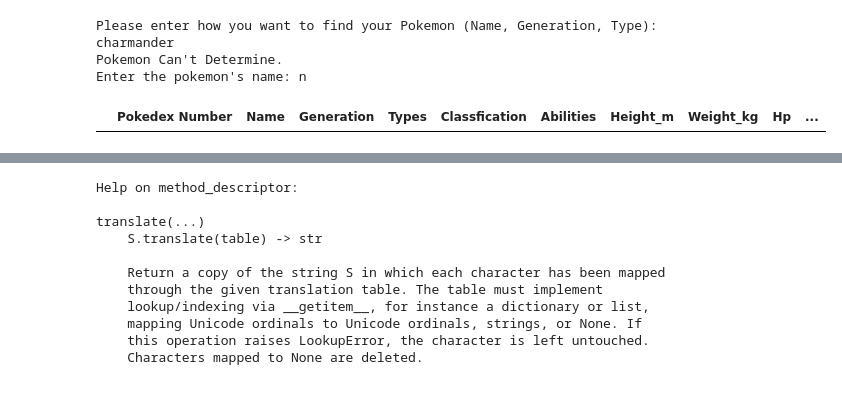
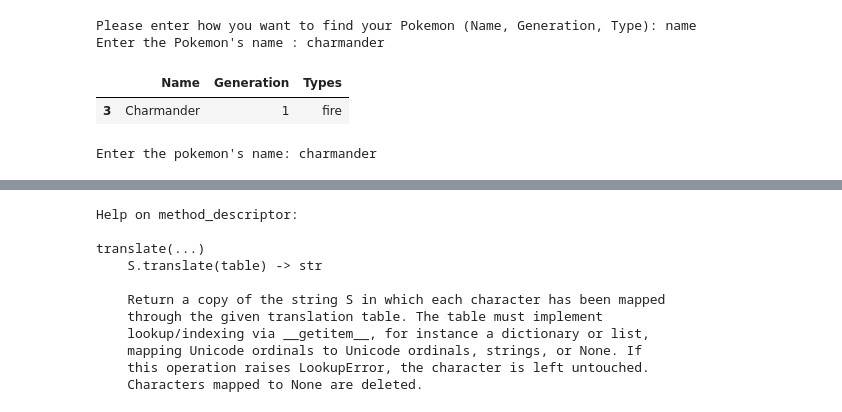
Before and after one commit to hamarrer-su/PokeDex, a Jupyter notebook: PokeDex.ipynb, the cells around one changed output, grey strips where cells are left out. Cells and saved outputs as stored; diff of their text form; code cells hidden in the pictures.

```diff
--- a/PokeDex.ipynb
+++ b/PokeDex.ipynb
@@ -145,2 +155,17 @@ Enter Type: FIRE
 |  | Pokedex Number | Name | Generation | Types | Classfication | Abilities | Height_m | Weight_kg | Hp | ... |
 | 3 | 4 | Charmander | 1 | fire | Lizard Pokémon | ['Blaze', 'Solar Power'] | 0.6 | 8.5 | 39 | ... |
+# %%
+st = input('Please enter how you want to find your Pokemon (Name, Generation, Type): ').title()
+
+if st == 'Name':
+    nam = input("Enter the Pokemon's name : ").title()
+    display(pokemons[pokemons['Name'] == nam])
+elif st == 'Generation':
+    gen = float(input('Enter Generation: '))
+    print('Here is all the Pokemon is this Generation')
+    display(pokemons[pokemons['Generation'] == gen])
+elif st == 'Type':
+    typ = input('Enter Type: ').lower()
+    display(pokemons[pokemons['Types'] == typ])
+else:
+    print("Pokemon Can't Determine.")
@@ -147,23 +194,24 @@ Enter Type: FIRE
 # %%
 st = input('Please enter how you want to find your Pokemon (Name, Generation, Type): ').title()
 
-if st == 'Name':
-    nam = input("Enter the Pokemon's name : ").title()
-    print(intro[intro['Name'] == nam])
-elif st == 'Generation':
+#if st == 'Name':
+    #nam = input("Enter the Pokemon's name : ").title()
+    #display(intro[intro['Name'] == nam])
+if st == 'Generation':
     gen = float(input('Enter Generation: '))
     print('Here is all the Pokemon is this Generation')
-    print(intro[intro['Generation'] == gen])
+    display(intro[intro['Generation'] == gen])
 elif st == 'Type':
     typ = input('Enter Type: ').lower()
-    print(intro[intro['Types'] == typ])
+    diaplay(intro[intro['Types'] == typ])
 else:
     print("Pokemon Can't Determine.")
 
 pok = input("Enter the pokemon's name: ").title()
 pokemons[pokemons['Name'] == pok]
 # %% [output]
-Please enter how you want to find your Pokemon (Name, Generation, Type): charmander
-Pokemon Can't Determine.
-Enter the pokemon's name: n
+Please enter how you want to find your Pokemon (Name, Generation, Type): name
+Enter the Pokemon's name : charmander
-|  | Pokedex Number | Name | Generation | Types | Classfication | Abilities | Height_m | Weight_kg | Hp | ... |
+|  | Name | Generation | Types |
+| 3 | Charmander | 1 | fire |
+Enter the pokemon's name: charmander
```
Also changed, not shown: parts of 8 cells of this notebook, 1 other file.
